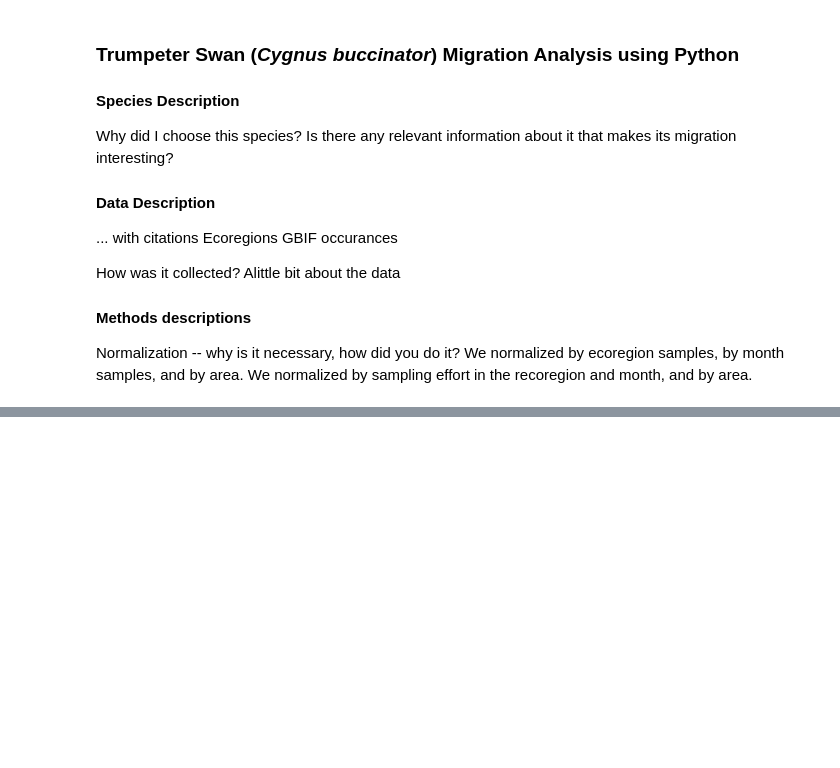
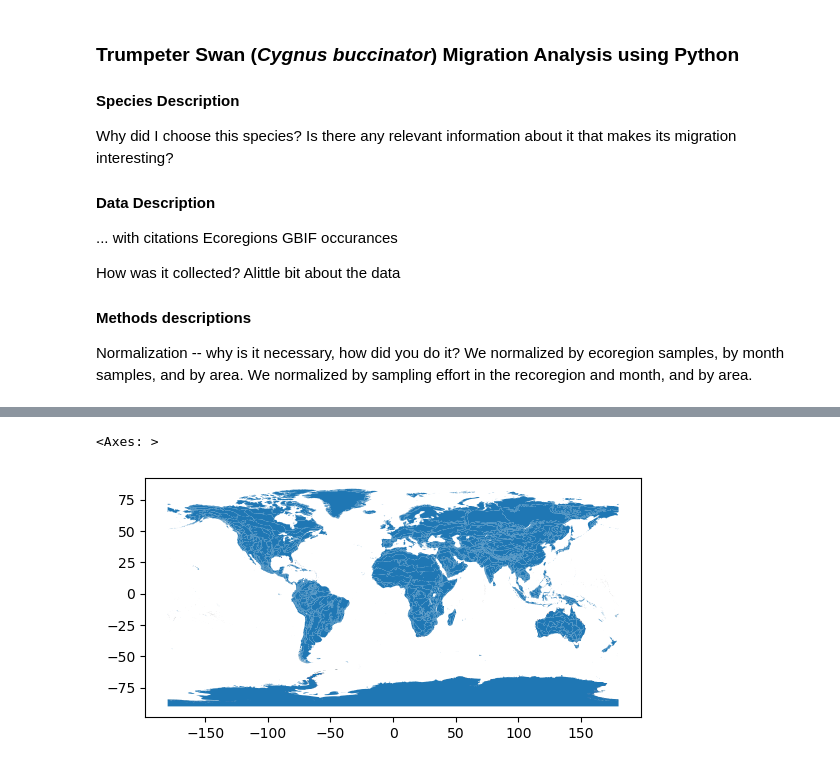
Before and after one commit to nym-veach/final-project-nym-veach, a Jupyter notebook: notebooks/trumpeter-swan-migration.ipynb, the cells around one changed output, grey strips where cells are left out. Saved outputs shown, nothing was run; the diff lists cells and outputs as text; code cells hidden in the pictures; blank space fills up the shorter version.

```diff
--- a/notebooks/trumpeter-swan-migration.ipynb
+++ b/notebooks/trumpeter-swan-migration.ipynb
@@ -42,0 +78,6 @@ swan_gbif_gdf
+# %%
+# Plot the ecoregions quickly to check download
+eco_gdf.plot()
+# %% [output]
+<Axes: >
+[figure, added]
```
Also changed, not shown: parts of 13 cells of this notebook.
